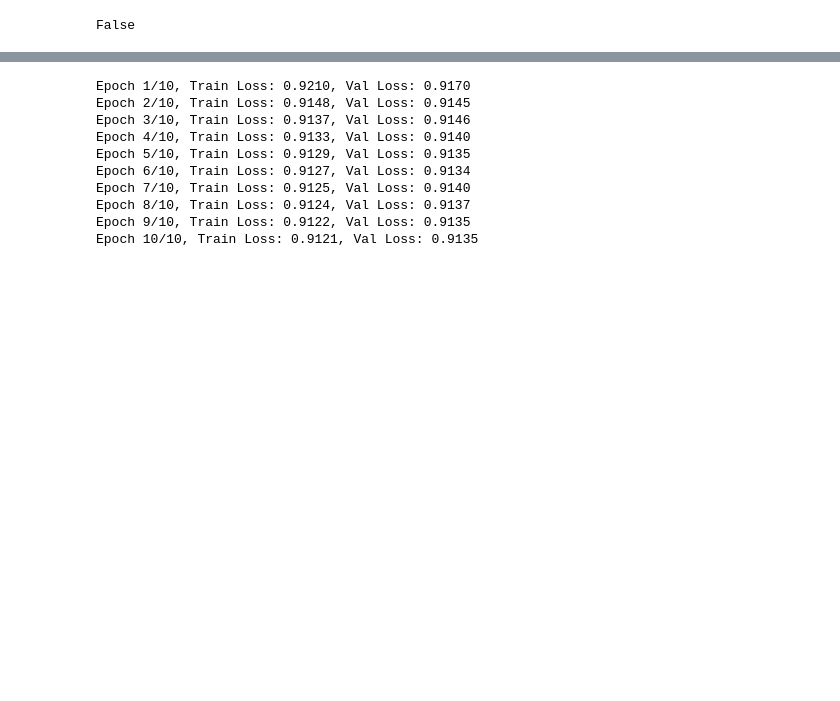
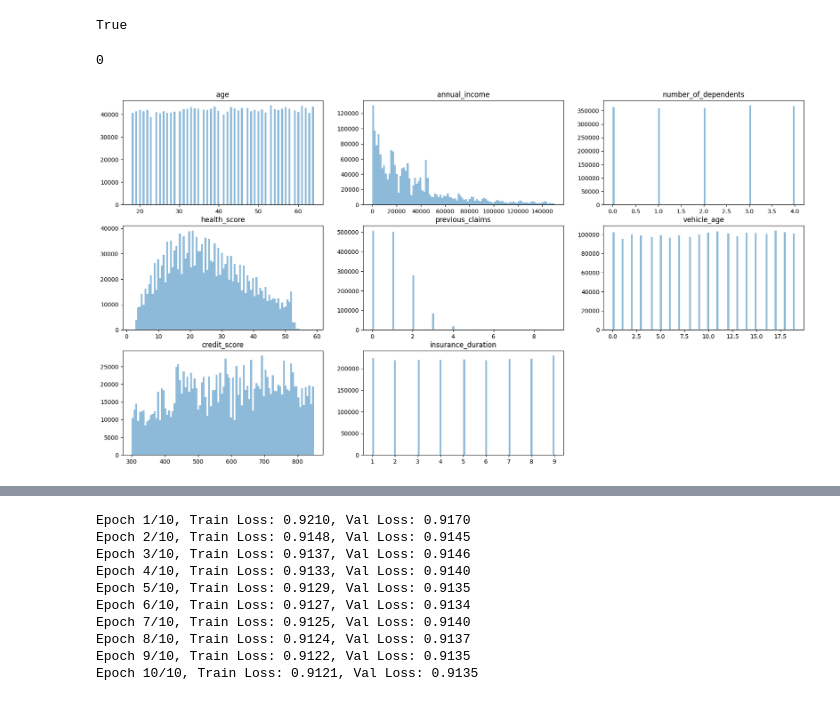
Before and after one commit to pakchu/regression-with-an-insurance-dataset, a Jupyter notebook: transformer.ipynb, the cells around one changed output, grey strips where cells are left out. Cells and saved outputs as stored; diff of their text form; code cells hidden in the pictures; blank space fills up the shorter version.

```diff
--- a/transformer.ipynb
+++ b/transformer.ipynb
@@ -5,7 +5,10 @@ import torch
 from torch.utils.data import Dataset, DataLoader
 from torch import nn
 from sklearn.model_selection import train_test_split
-from sklearn.preprocessing import LabelEncoder, StandardScaler
+from sklearn.preprocessing import LabelEncoder, StandardScaler, OrdinalEncoder
+import datetime
+from sklearn.metrics import mean_squared_error, mean_squared_log_error, r2_score
+
 import os
 import warnings
 import matplotlib.pyplot as plt
@@ -15,10 +18,10 @@ warnings.filterwarnings('ignore')
 pd.set_option('display.max_columns', None)
 model_path = './transformer_model/'
 os.makedirs(model_path, exist_ok=True)
-device = torch.device("mps")
+device = torch.device("cuda" if torch.cuda.is_available() else "mps")
 torch.cuda.is_available()
 # %% [output]
-False
+True
 # %%
 # 캐글 노트북이면 True, 아니면 False
 if 'KAGGLE_URL_BASE' in os.environ:
@@ -41,6 +44,9 @@ del train_data, test_data
 # policy_start_date 피처 전처리
 data['policy_start_date'] = pd.to_datetime(data['policy_start_date'])
 data['policy_start_date'] = (data['policy_start_date'] - pd.to_datetime('1970-01-01')).dt.days
+data.policy_start_date.isna().sum()
+# %% [output]
+0
 # %%
 class TorchStandardScaler:
     def __init__(self):
@@ -102,4 +108,15 @@ class TorchStandardScaler:
         """
         self.fit(data)
         return self.transform(data)
+# %%
+# plot the distribution of the target variable
+float_columns = data.select_dtypes(include=['float64']).columns
+plt.figure(figsize=(21, 11))
+plt.subplot(3, 3, 1)
+for col in float_columns:
+    plt.subplot(3, 3, float_columns.get_loc(col)+1)
+    plt.hist(data[col], bins=100, alpha=0.5, label=col)
+    plt.title(col)
+# %% [output]
+[figure, added]
 # %%
```
Also changed, not shown: parts of 15 cells of this notebook, 1 other file.
